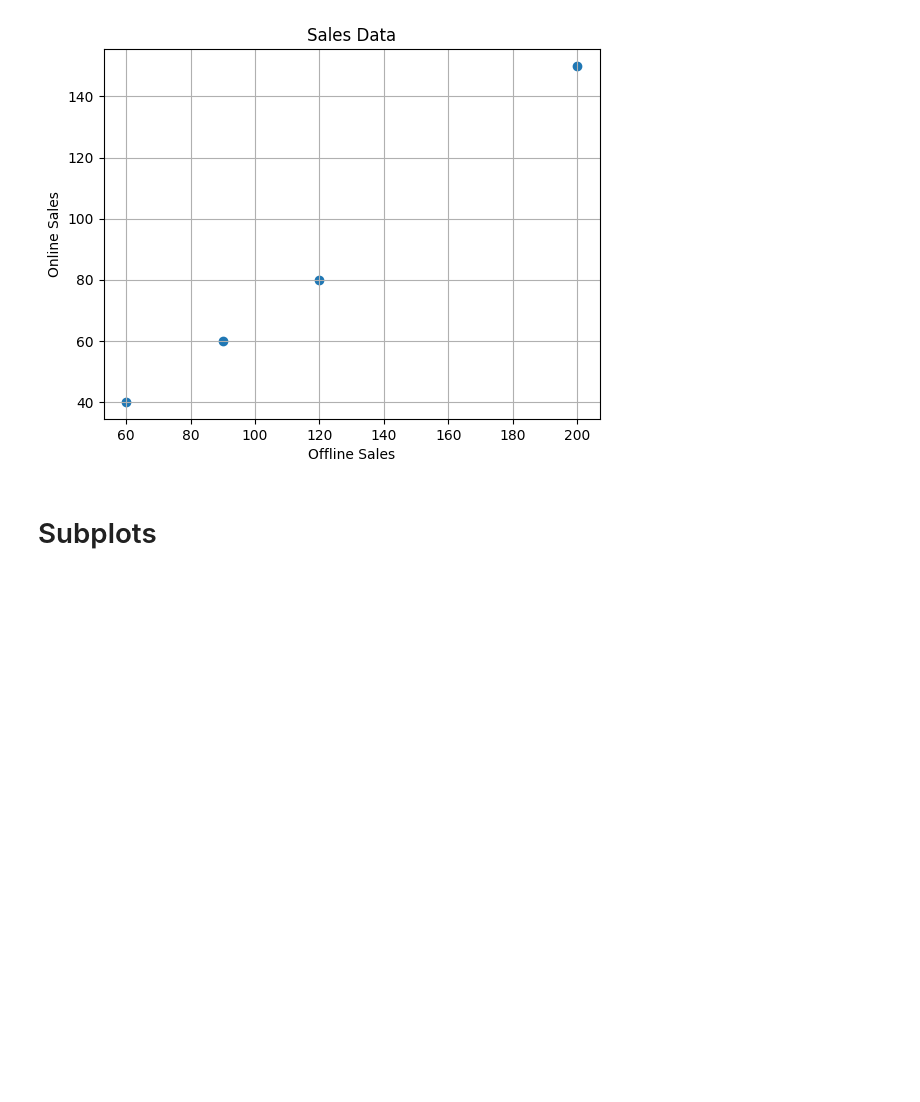
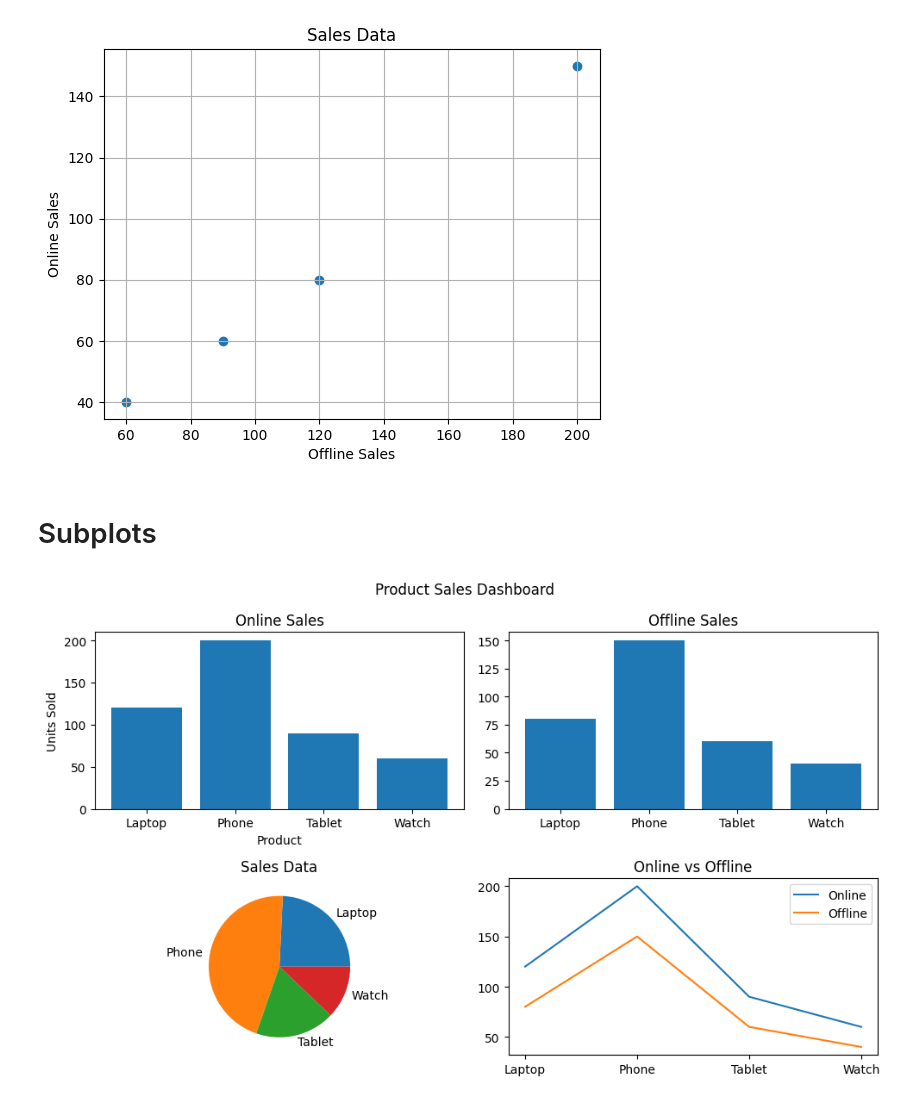
Before and after one commit to T-REX-C0DER/Data-Visualization-with-Python, a Jupyter notebook: Matplotlib.ipynb, the cells around one changed output. Drawn from its saved outputs; the diff is of its cells as text; code cells hidden in the pictures; blank space fills up the shorter version.

Commit message:
Subplots

```diff
--- a/Matplotlib.ipynb
+++ b/Matplotlib.ipynb
@@ -84,3 +84,32 @@ plt.Figure(figsize=(8,5))
 [figure]
 # %% [markdown]
 # Subplots
+# %%
+# fig = complete box , ax = every single box
+fig, ax = plt.subplots(2,2, figsize=(10,6))
+fig.suptitle("Product Sales Dashboard")
+
+# First section
+ax[0,0].bar(product_sales["Product"], product_sales["Online_Sales"])
+ax[0,0].set_title("Online Sales")
+ax[0,0].set_xlabel("Product")
+ax[0,0].set_ylabel("Units Sold")
+
+# Second section
+ax[0,1].bar(product_sales["Product"], product_sales["Offline_Sales"])
+ax[0,1].set_title("Offline Sales")
+
+# Third section
+ax[1,0].pie(product_sales["Offline_Sales"] , labels = product_sales["Product"])
+ax[1,0].set_title("Sales Data")
+
+# Fourth section
+ax[1,1].plot(product_sales["Product"], product_sales["Online_Sales"], label="Online")
+ax[1,1].plot(product_sales["Product"], product_sales["Offline_Sales"], label="Offline")
+ax[1,1].set_title("Online vs Offline")
+ax[1,1].legend()
+
+plt.tight_layout()
+plt.show()
+# %% [output]
+[figure, added]
```
